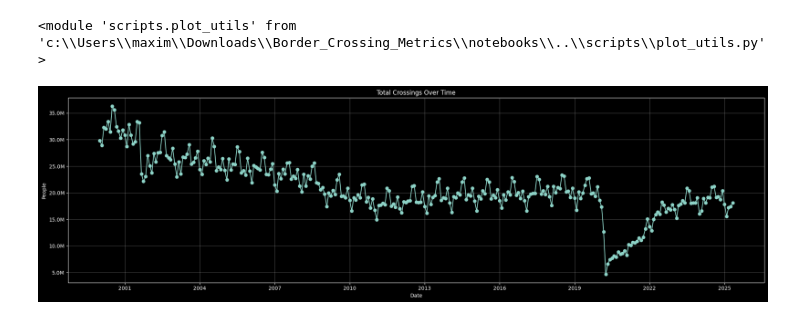
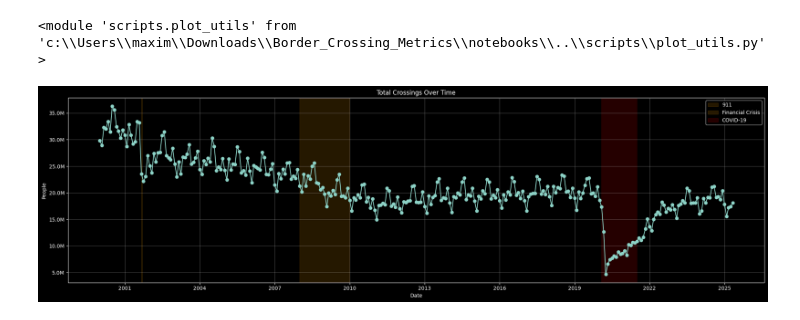
Before and after one commit to Max-Aber/Border_Crossing_Analysis, a Jupyter notebook: notebooks/2-major-event-impacts.ipynb, the cells around one changed output. Cells and saved outputs as stored; diff of their text form; code cells hidden in the pictures.

```diff
--- a/notebooks/2-major-event-impacts.ipynb
+++ b/notebooks/2-major-event-impacts.ipynb
@@ -8,10 +8,21 @@ import scripts.plot_utils as plot
 importlib.reload(plot)
 # %% [output]
 <module 'scripts.plot_utils' from 'c:\\Users\\maxim\\Downloads\\Border_Crossing_Metrics\\notebooks\\..\\scripts\\plot_utils.py'>
-# %%
-# Plots total crossings over time in both Canada-US and Mexico-US borders
-df_total_monthly = pd.read_csv('../data/processed/monthly_crossings_people.csv')
-df_total_monthly['Date'] = pd.to_datetime(df_total_monthly['Date'])
-plot.plot_time_series(df_total_monthly, "Date", "Total_Crossings",'Total Crossings Over Time', 'Date', 'People')
-# %% [output]
-[figure, removed]
+# %%
+df_total_monthly = pd.read_csv('../data/processed/monthly_crossings_people.csv')
+df_total_monthly['Date'] = pd.to_datetime(df_total_monthly['Date'])
+fig, ax = plot.plot_time_series(df_total_monthly, "Date", "Total_Crossings",'Total Crossings Over Time', 'Date', 'People', show=False)
+
+# Highlight significant periods
+ax.axvspan(pd.to_datetime('2001-09-01'), pd.to_datetime('2001-9-11'),
+           alpha=0.15, color='orange', label='911')
+ax.axvspan(pd.to_datetime('2008-01-01'), pd.to_datetime('2009-12-31'),
+           alpha=0.15, color='orange', label='Financial Crisis')
+ax.axvspan(pd.to_datetime('2020-02-01'), pd.to_datetime('2021-06-30'),
+           alpha=0.15, color='red', label='COVID-19')
+
+
+ax.legend()
+fig.show()
+# %% [output]
+[figure, added]
```
Also changed, not shown: 1 other file.
